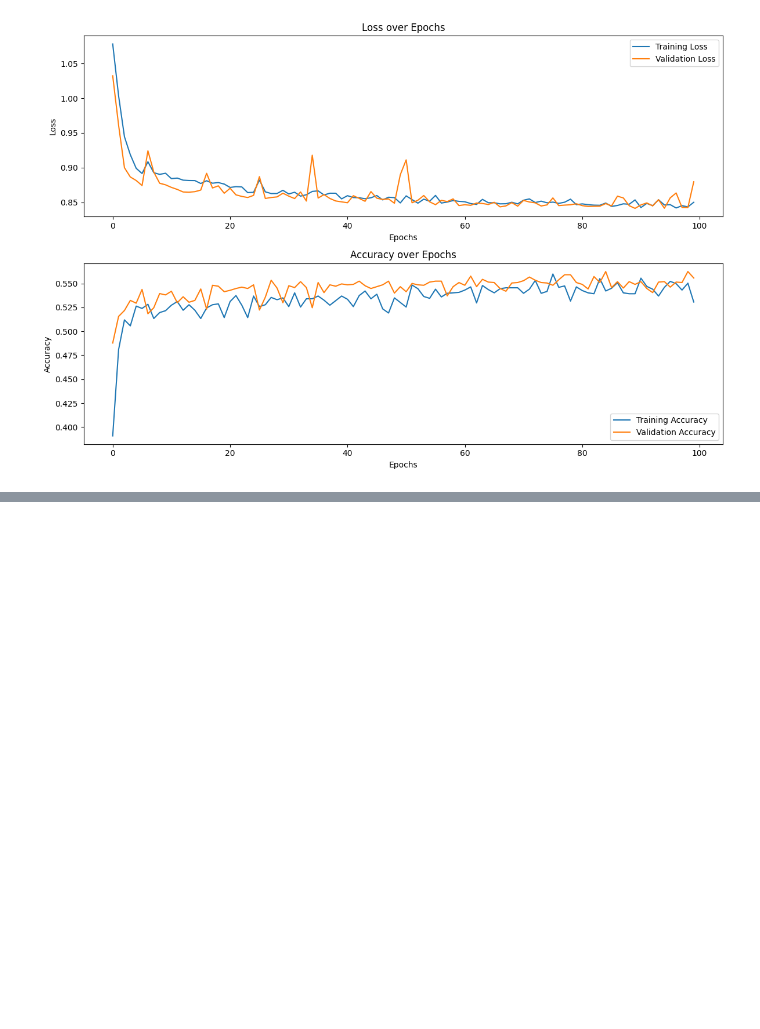
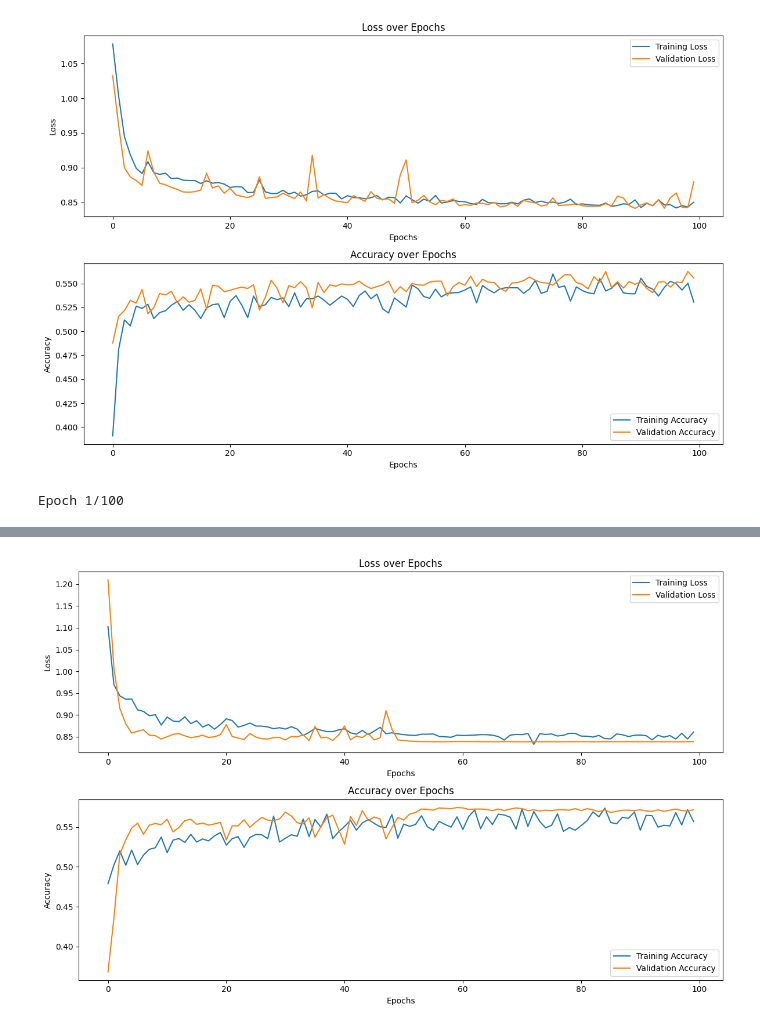
Before and after one commit to AngelLinaStarshine/Books, a Jupyter notebook: abalone.ipynb, the cells around one changed output, grey strips where cells are left out. Saved outputs shown, nothing was run; the diff lists cells and outputs as text; code cells hidden in the pictures; blank space fills up the shorter version.

```diff
--- a/abalone.ipynb
+++ b/abalone.ipynb
@@ -74,3 +74,71 @@ Epoch 99/100
 Epoch 100/100
 66/66 ━━━━━━━━━━━━━━━━━━━━ 1s 6ms/step - accuracy: 0.5453 - loss: 0.8505 - val_accuracy: 0.5558 - val_loss: 0.8796
 [figure]
+# %%
+import pandas as pd
+import numpy as np
+import matplotlib.pyplot as plt
+from sklearn.model_selection import train_test_split
+from tensorflow.keras.models import Sequential
+from tensorflow.keras.layers import Dense, BatchNormalization, Dropout
+from tensorflow.keras.utils import to_categorical
+from tensorflow.keras.optimizers import Adam
+from tensorflow.keras.callbacks import LearningRateScheduler
+
+url = "https://archive.ics.uci.edu/ml/machine-learning-databases/abalone/abalone.data"
+column_names = ['Sex', 'Length', 'Diameter', 'Height', 'WholeWeight',
+                'ShuckedWeight', 'VisceraWeight', 'ShellWeight', 'Rings']
+data = pd.read_csv(url, header=None, names=column_names)
+
+data['Sex'] = data['Sex'].map({'M': 0, 'F': 1, 'I': 2})
+X = data.drop('Sex', axis=1).values
+y = data['Sex'].values
+X_train, X_val, y_train, y_val = train_test_split(X, y, test_size=0.5, random_state=42)
+y_train_encoded = to_categorical(y_train)
+y_val_encoded = to_categorical(y_val)
+
+model = Sequential()
+
+model.add(Dense(128, activation='relu', kernel_initializer='he_uniform', input_shape=(X_train.shape[1],)))
+model.add(BatchNormalization())
+model.add(Dropout(0.3))
+
+model.add(Dense(64, activation='relu', kernel_initializer='he_uniform'))
+model.add(BatchNormalization())
+model.add(Dropout(0.3))
+
+model.add(Dense(32, activation='relu', kernel_initializer='he_uniform'))
+model.add(Dense(3, activation='softmax'))
+
+def scheduler(epoch, lr):
+    return lr * np.exp(-0.1 * epoch)
+
+model.compile(optimizer=Adam(learning_rate=0.001), loss='categorical_crossentropy', metrics=['accuracy'])
+
+lr_scheduler = LearningRateScheduler(scheduler)
+
+model.fit(X_train, y_train_encoded, epochs=100, validation_data=(X_val, y_val_encoded), callbacks=[lr_scheduler])
+
+plt.figure(figsize=(12, 8))
+
+plt.subplot(2, 1, 1)
+plt.plot(history.history['loss'], label='Training Loss')
+plt.plot(history.history['val_loss'], label='Validation Loss')
+plt.title('Loss over Epochs')
+plt.xlabel('Epochs')
+plt.ylabel('Loss')
+plt.legend()
+
+plt.subplot(2, 1, 2)
+plt.plot(history.history['accuracy'], label='Training Accuracy')
+plt.plot(history.history['val_accuracy'], label='Validation Accuracy')
+plt.title('Accuracy over Epochs')
+plt.xlabel('Epochs')
+plt.ylabel('Accuracy')
+plt.legend()
+
+plt.tight_layout()
+plt.savefig('abalone-c.png')
+plt.show()
+# %% [output]
+Epoch 1/100
@@ -76,0 +162 @@ Epoch 100/100
+[figure, added]
```
Also changed, not shown: parts of 2 cells of this notebook.
